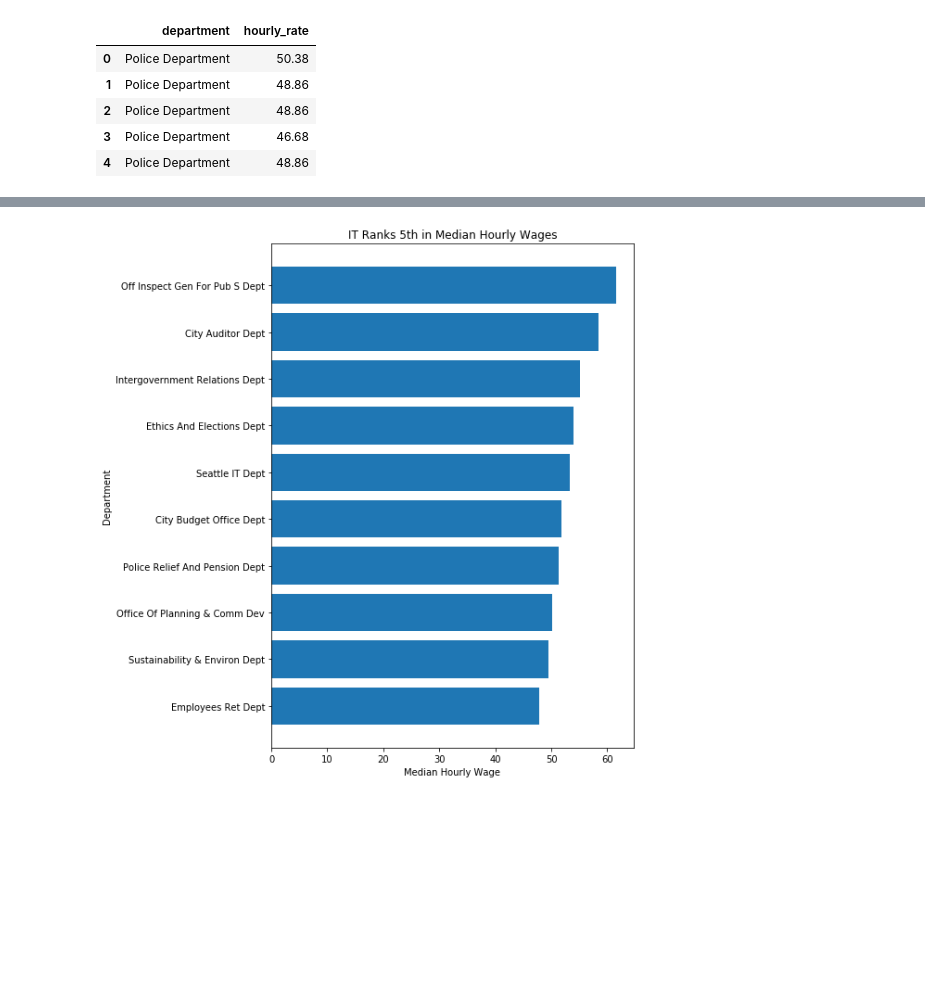
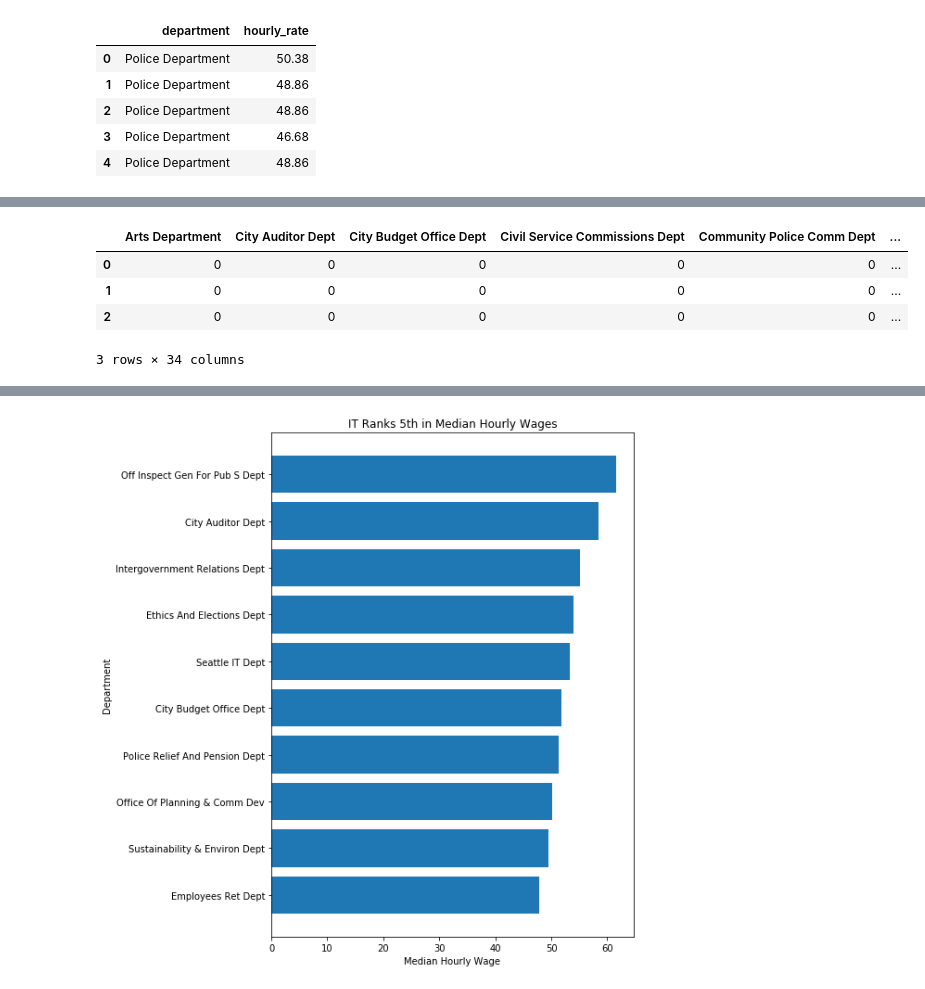
Before and after one commit to chrispmaag/plotly_open_city_data_api, a Jupyter notebook: Plotly_Open_City_Data_API.ipynb, the cells around one changed output, grey strips where cells are left out. Saved outputs shown, nothing was run; the diff lists cells and outputs as text; code cells hidden in the pictures; blank space fills up the shorter version.

```diff
--- a/Plotly_Open_City_Data_API.ipynb
+++ b/Plotly_Open_City_Data_API.ipynb
@@ -121,0 +147,9 @@ seattle_wages.head()
+# %%
+# Example output from pd.get_dummies()
+pd.get_dummies(seattle_wages.department)[:3]
+# %% [output]
+|  | Arts Department | City Auditor Dept | City Budget Office Dept | Civil Service Commissions Dept | Community Police Comm Dept | ... |
+| 0 | 0 | 0 | 0 | 0 | 0 | ... |
+| 1 | 0 | 0 | 0 | 0 | 0 | ... |
+| 2 | 0 | 0 | 0 | 0 | 0 | ... |
+3 rows × 34 columns
```
Also changed, not shown: parts of 8 cells of this notebook.
